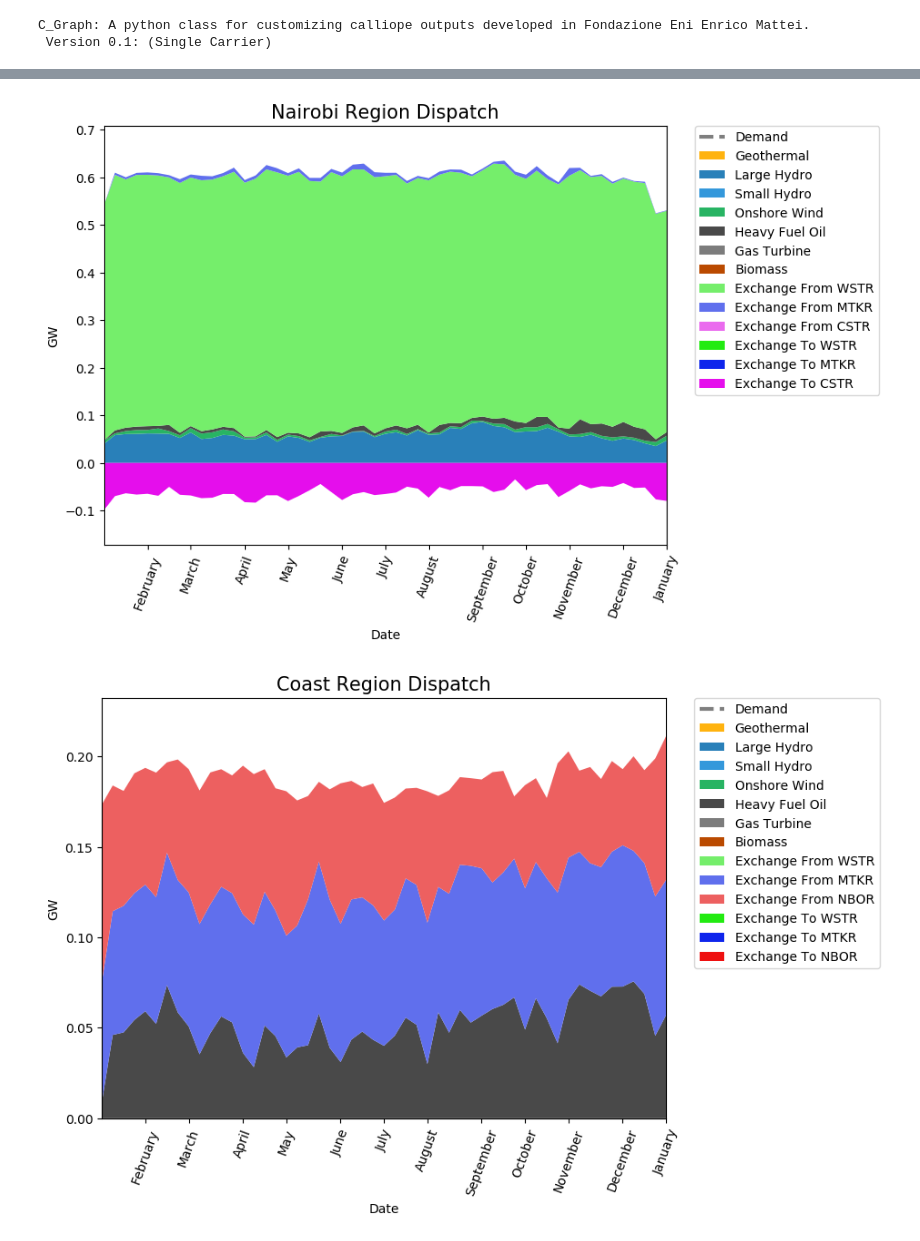
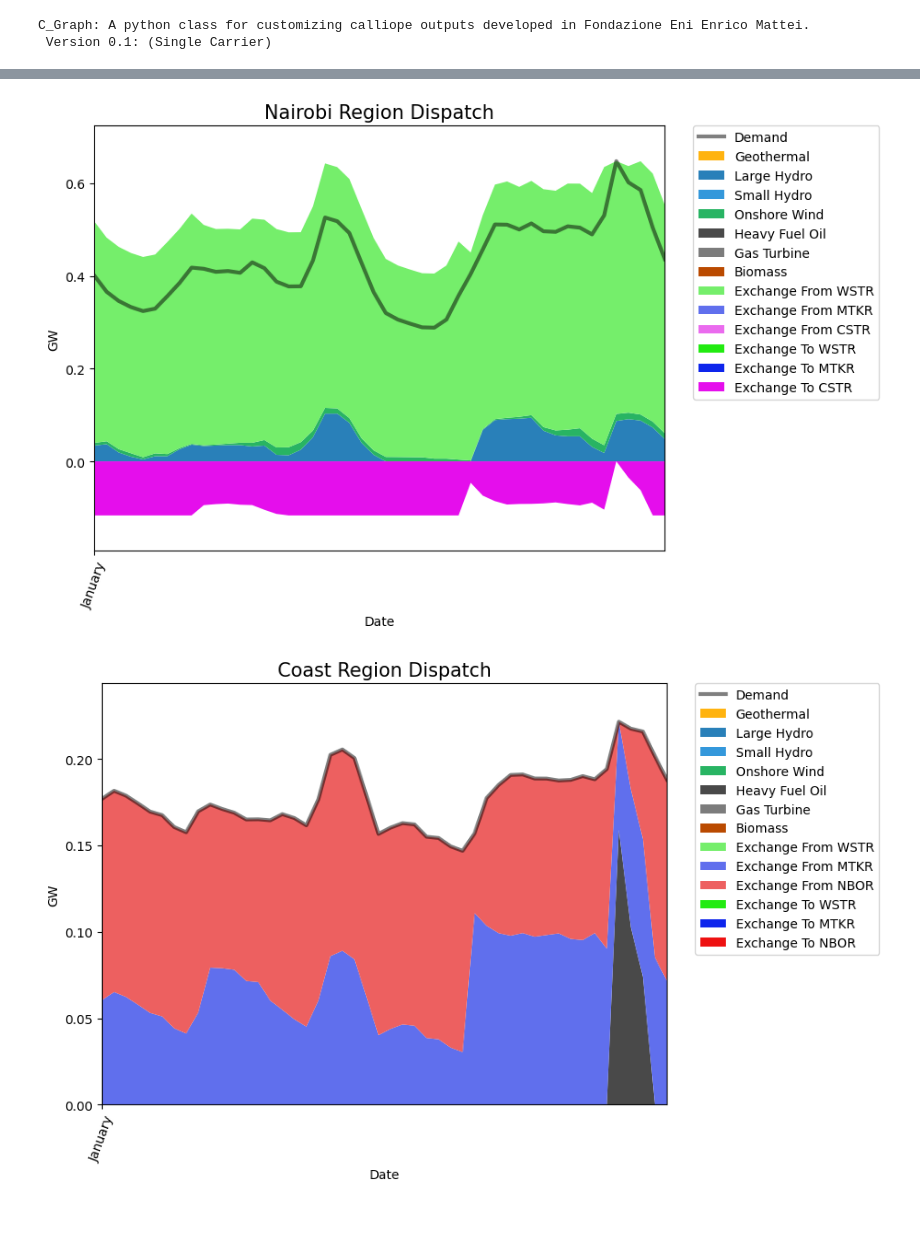
Before and after one commit to FEEM-Africa-REP/CIVICS, a Jupyter notebook: Calliope_Kenya/Models/4Nodes_No-Coffee/Kenya_2015_ICE_NB.ipynb, the cells around one changed output, grey strips where cells are left out. Saved outputs shown, nothing was run; the diff lists cells and outputs as text; code cells hidden in the pictures.

Commit message:
bug in demand plotting fixed

```diff
--- a/Calliope_Kenya/Models/4Nodes_No-Coffee/Kenya_2015_ICE_NB.ipynb
+++ b/Calliope_Kenya/Models/4Nodes_No-Coffee/Kenya_2015_ICE_NB.ipynb
@@ -32,5 +32,5 @@ amin=CG.C_Graph(model=model,ex_path=r'Graph_inputs.xlsx',unit='kW')
 C_Graph: A python class for customizing calliope outputs developed in Fondazione Eni Enrico Mattei.
  Version 0.1: (Single Carrier)
 # %%
-amin.node_dispatch(unit='GW',average='weekly',x_ticks='name')
+amin.node_dispatch(unit='GW',average='hourly',x_ticks='name',fig_format='svg')
 # %% [output]
@@ -39,5 +39,5 @@ amin.node_dispatch(unit='GW',average='weekly',x_ticks='name')
-[figure, old version]
+[figure, new version]
-[figure, old version]
+[figure, new version]
 # %%
 #amin.cap_f_plot(v_round=3)
 amin.ins_cap_plot(kind='bar')
```
Also changed, not shown: parts of 9 cells of this notebook, 33 other files.
